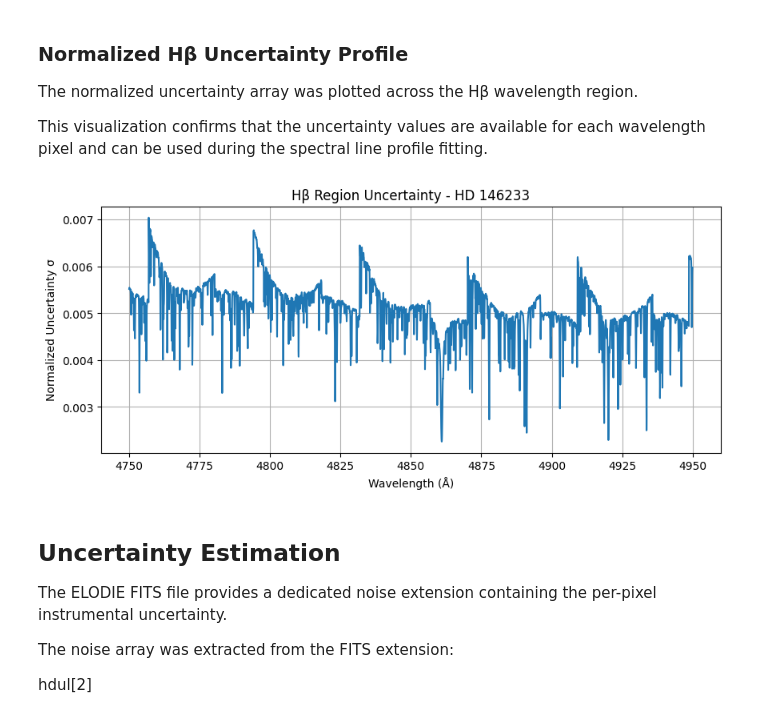
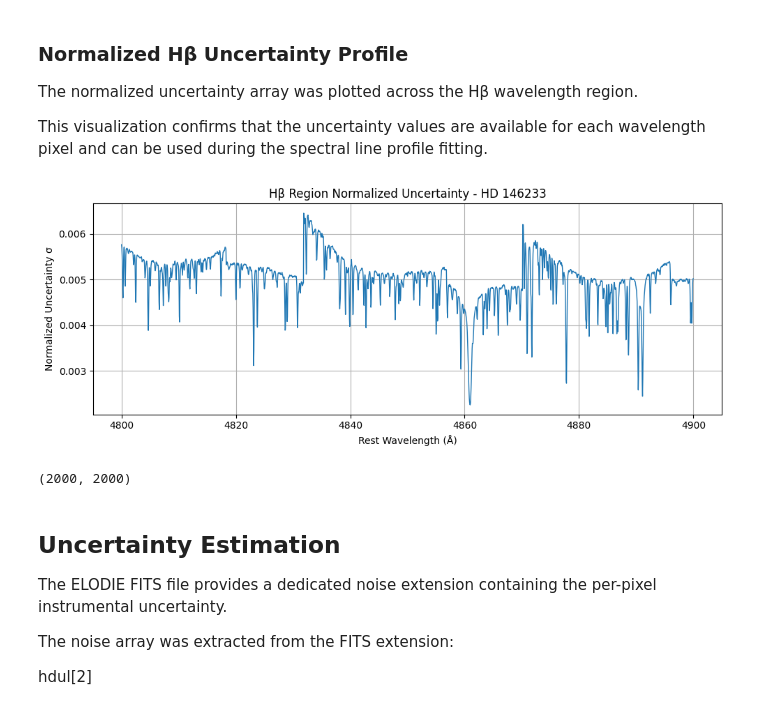
Before and after one commit to fardinabdullah/AST402_MidTerm_Project, a Jupyter notebook: notebooks/02.observed-spectrum-acquisition.ipynb, the cells around one changed output. Saved outputs shown, nothing was run; the diff lists cells and outputs as text; code cells hidden in the pictures.

```diff
--- a/notebooks/02.observed-spectrum-acquisition.ipynb
+++ b/notebooks/02.observed-spectrum-acquisition.ipynb
@@ -859,23 +937,40 @@ The normalized uncertainty array was plotted across the Hβ wavelength region.
 
 This visualization confirms that the uncertainty values are available for each wavelength pixel and can be used during the spectral line profile fitting.
 # %%
+# Final Hβ uncertainty plot (4800-4900 Å)
+
 plt.figure(figsize=(10,4))
 
 plt.plot(
     hb_wavelength,
-    hb_noise_norm
+    hb_noise_norm,
+    linewidth=1
 )
 
-plt.xlabel("Wavelength (Å)")
+plt.xlabel("Rest Wavelength (Å)")
 plt.ylabel("Normalized Uncertainty σ")
 
-plt.title("Hβ Region Uncertainty - HD 146233")
+plt.title(
+    "Hβ Region Normalized Uncertainty - HD 146233"
+)
 
 plt.grid(True)
 
+plt.tight_layout()
+
+plt.savefig(
+    "../plots/report_figures/hbeta_uncertainty.png",
+    dpi=300,
+    bbox_inches="tight"
+)
+
 plt.show()
 # %% [output]
-[figure, old version]
+[figure, new version]
+# %%
+len(hb_wavelength), len(hb_noise_norm)
+# %% [output]
+(2000, 2000)
 # %% [markdown]
 ## Uncertainty Estimation
 
```
Also changed, not shown: parts of 12 cells of this notebook, 45 other files.
